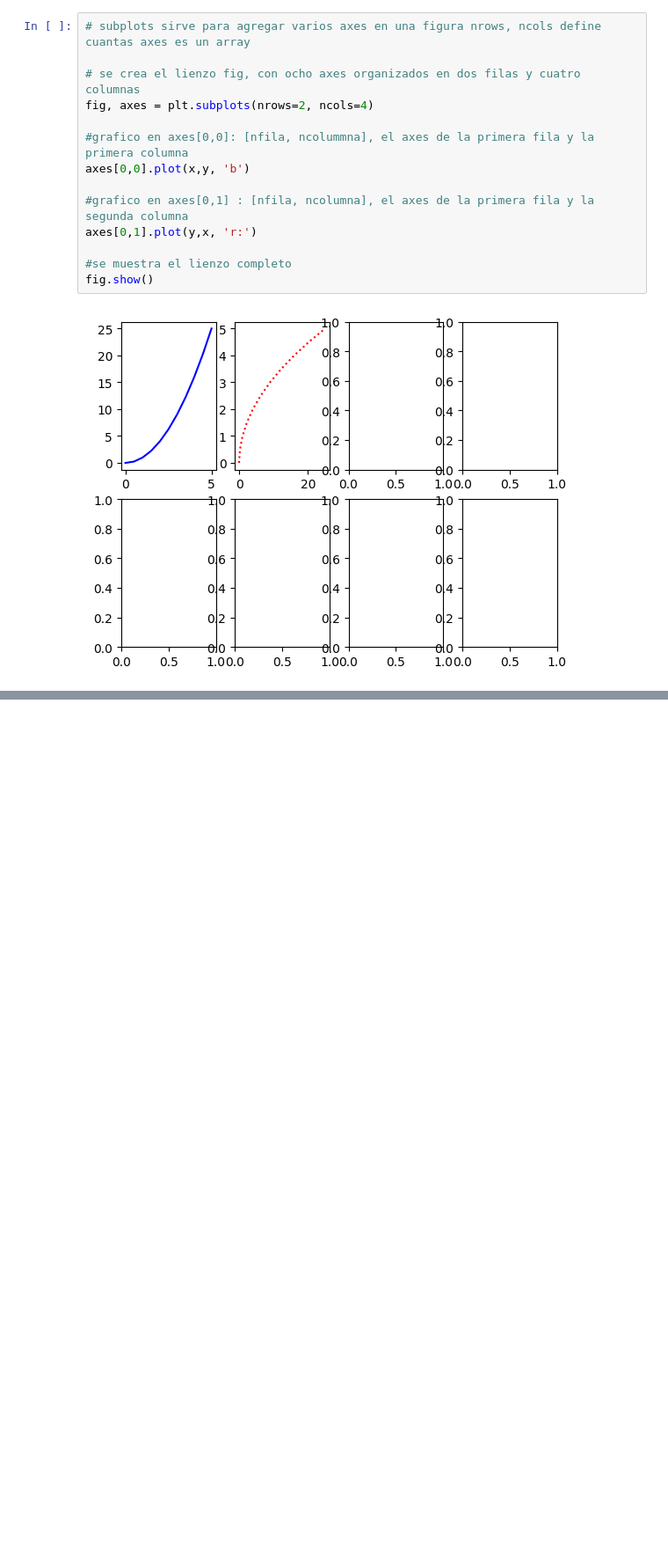
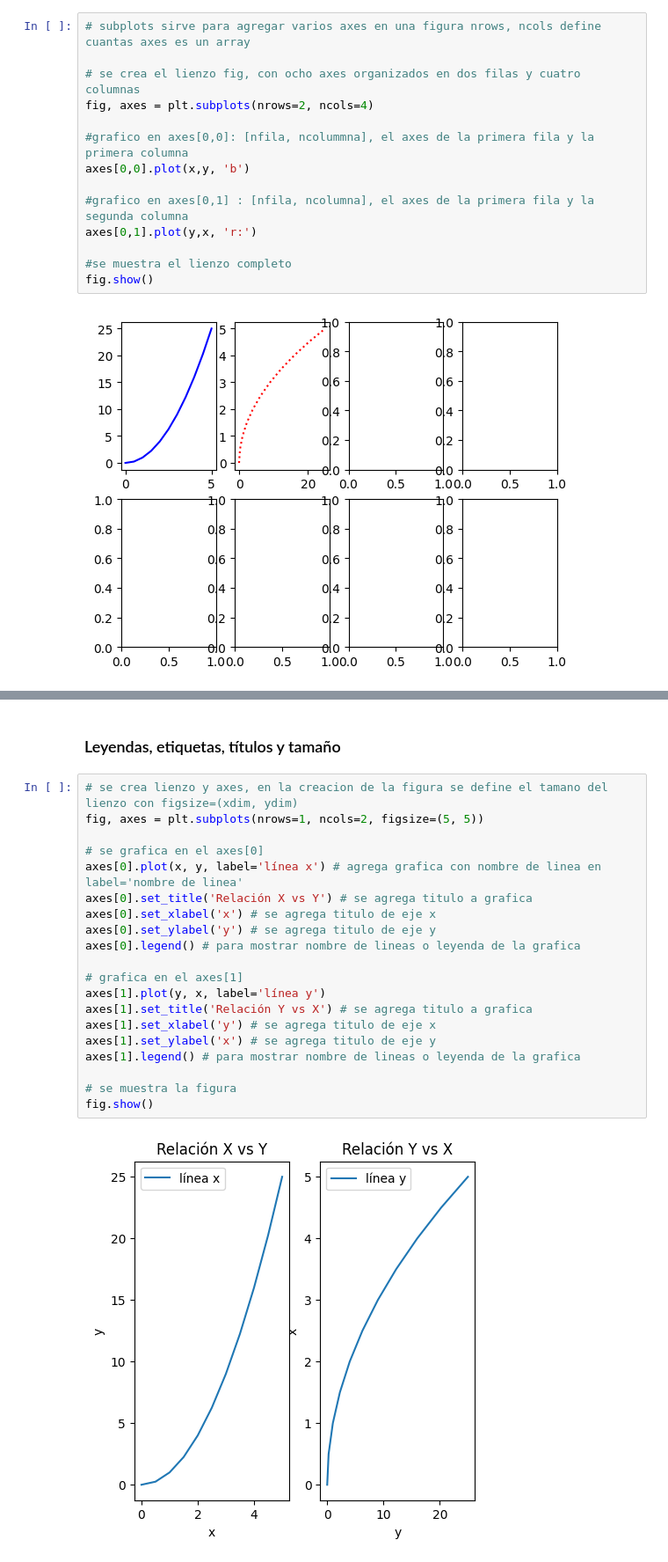
Before and after one commit to M-Alejo/matplot_seaborn, a Jupyter notebook: visualizacion.ipynb, the cells around one changed output, grey strips where cells are left out. Shown at 88% size. Saved outputs shown, nothing was run; the diff lists cells and outputs as text; blank space fills up the shorter version.

Commit message:
se agrega manejo de leyenda titulo y label

```diff
--- a/visualizacion.ipynb
+++ b/visualizacion.ipynb
@@ -242,0 +252,24 @@ fig.show()
+# %% [markdown]
+### Leyendas, etiquetas, títulos y tamaño
+# %%
+# se crea lienzo y axes, en la creacion de la figura se define el tamano del lienzo con figsize=(xdim, ydim)
+fig, axes = plt.subplots(nrows=1, ncols=2, figsize=(5, 5))
+
+# se grafica en el axes[0]
+axes[0].plot(x, y, label='línea x') # agrega grafica con nombre de linea en label='nombre de linea'
+axes[0].set_title('Relación X vs Y') # se agrega titulo a grafica
+axes[0].set_xlabel('x') # se agrega titulo de eje x
+axes[0].set_ylabel('y') # se agrega titulo de eje y
+axes[0].legend() # para mostrar nombre de lineas o leyenda de la grafica
+
+# grafica en el axes[1]
+axes[1].plot(y, x, label='línea y')
+axes[1].set_title('Relación Y vs X') # se agrega titulo a grafica
+axes[1].set_xlabel('y') # se agrega titulo de eje x
+axes[1].set_ylabel('x') # se agrega titulo de eje y
+axes[1].legend() # para mostrar nombre de lineas o leyenda de la grafica
+
+# se muestra la figura
+fig.show()
+# %% [output]
+[figure, added]
```
Also changed, not shown: parts of 1 cell of this notebook.
